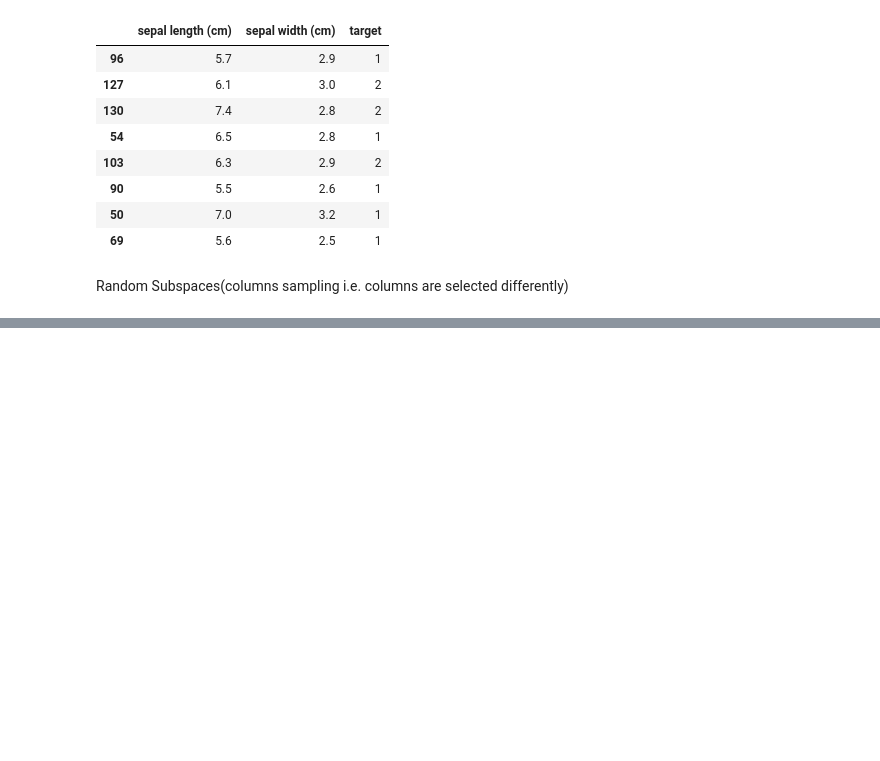
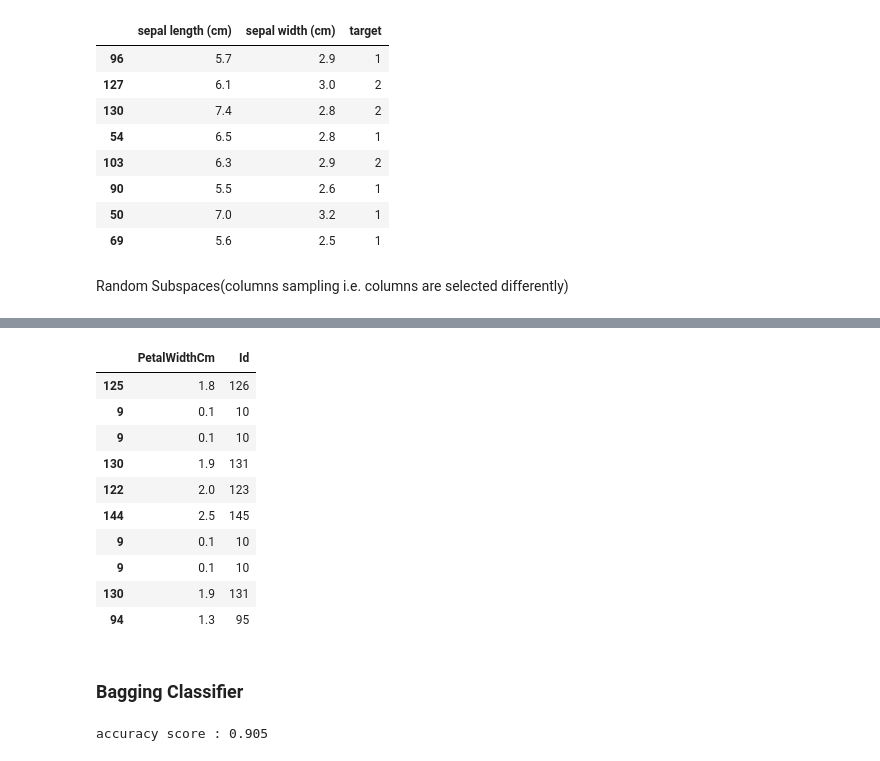
Before and after one commit to sahajpreetsingh060/ML, a Jupyter notebook: chapter7.ipynb, the cells around one changed output, grey strips where cells are left out. Saved outputs shown, nothing was run; the diff lists cells and outputs as text; code cells hidden in the pictures; blank space fills up the shorter version.

```diff
--- a/chapter7.ipynb
+++ b/chapter7.ipynb
@@ -342,0 +362,16 @@ Random Subspaces(columns sampling i.e. columns are selected differently)
+# %%
+df1.sample(10,replace=True).sample(2,replace=True,axis=1)
+# %% [output]
+|  | PetalWidthCm | Id |
+| 125 | 1.8 | 126 |
+| 9 | 0.1 | 10 |
+| 9 | 0.1 | 10 |
+| 130 | 1.9 | 131 |
+| 122 | 2.0 | 123 |
+| 144 | 2.5 | 145 |
+| 9 | 0.1 | 10 |
+| 9 | 0.1 | 10 |
+| 130 | 1.9 | 131 |
+| 94 | 1.3 | 95 |
+# %% [markdown]
+### Bagging Classifier
@@ -342,0 +389,7 @@ Random Subspaces(columns sampling i.e. columns are selected differently)
+# %%
+dt=DecisionTreeClassifier(random_state=42)
+dt.fit(X_train,y_train)
+y_pred=dt.predict(X_test)
+print("accuracy score :",accuracy_score(y_pred,y_test))
+# %% [output]
+accuracy score : 0.905
```
Also changed, not shown: parts of 22 cells of this notebook.
